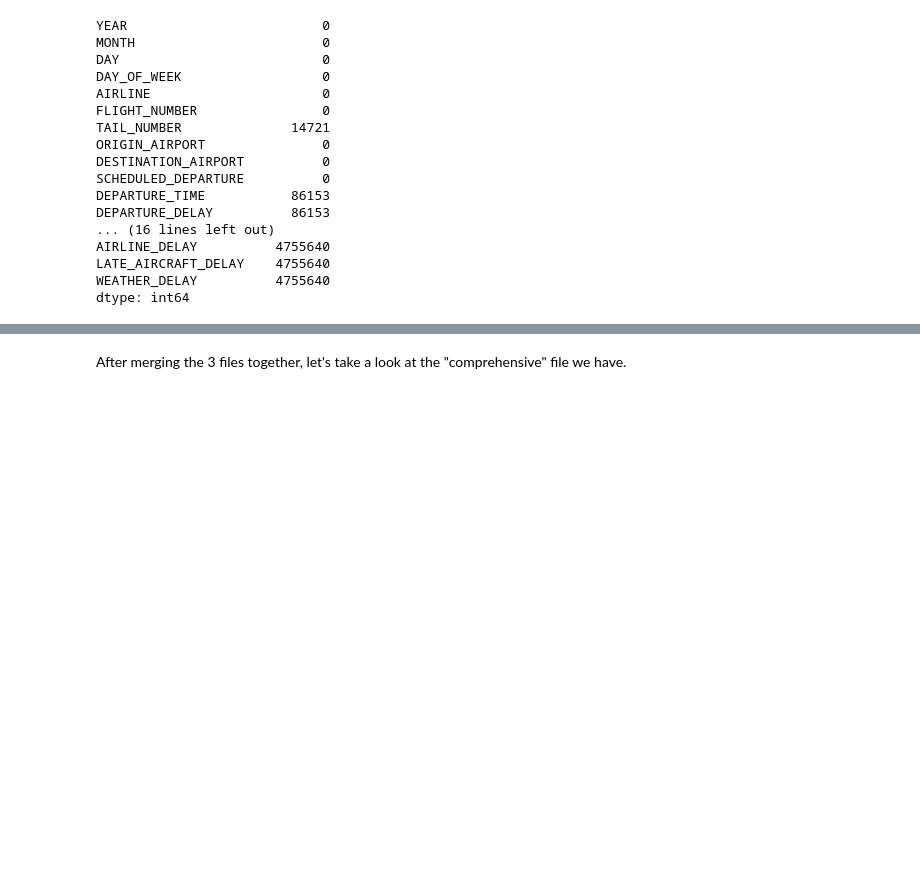
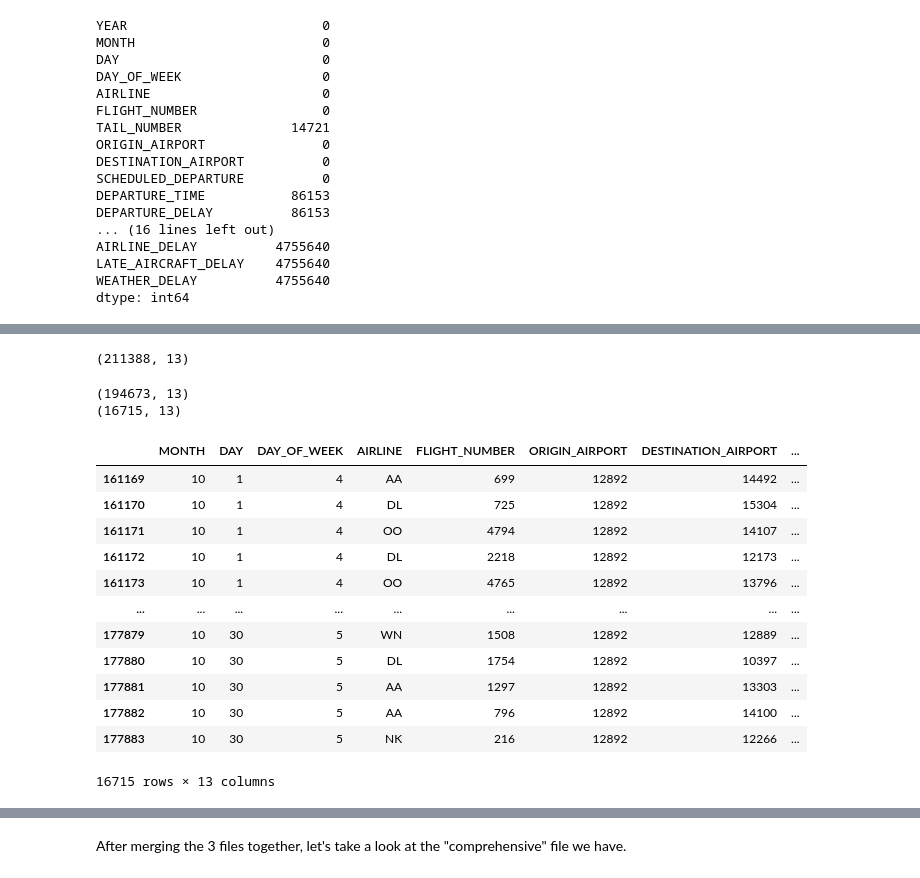
Before and after one commit to Code-charm/DataScienceCapstone1, a Jupyter notebook: Capstone2_DataWrangling.ipynb, the cells around one changed output, grey strips where cells are left out. Cells and saved outputs as stored; diff of their text form; code cells hidden in the pictures; blank space fills up the shorter version.

```diff
--- a/Capstone2_DataWrangling.ipynb
+++ b/Capstone2_DataWrangling.ipynb
@@ -284,0 +299,4 @@ df = df.fillna('Unknown')
+# %%
+# Keep the correct IATA code "AUS" and delete the duplicate row.
+destination_airport_ref = destination_airport_ref[destination_airport_ref.Code_y != 'BSM']
+destination_airport_ref.info()
@@ -284,0 +315,4 @@ df = df.fillna('Unknown')
+# %%
+destination_airport_ref = destination_airport_ref[['Code', 'Code_y']]
+destination_airport_ref = destination_airport_ref.rename(columns={'Code':'DESTINATION_AIRPORT'})
+destination_airport_ref
@@ -284,0 +347,32 @@ df = df.fillna('Unknown')
+# %%
+# Merge the df_LAX file and the desination_airport_ref file.
+
+df_LAX = df_LAX.merge(destination_airport_ref, how='left', on='DESTINATION_AIRPORT')
+# %%
+df_LAX.shape
+# %% [output]
+(211388, 13)
+# %%
+df_LAX1 = df_LAX[df_LAX['Code_y'].isnull()]
+print(df_LAX1.shape)
+df_LAX2 = df_LAX[~df_LAX['Code_y'].isnull()]
+print(df_LAX2.shape)
+# %% [output]
+(194673, 13)
+(16715, 13)
+# %%
+df_LAX2
+# %% [output]
+|  | MONTH | DAY | DAY_OF_WEEK | AIRLINE | FLIGHT_NUMBER | ORIGIN_AIRPORT | DESTINATION_AIRPORT | ... |
+| 161169 | 10 | 1 | 4 | AA | 699 | 12892 | 14492 | ... |
+| 161170 | 10 | 1 | 4 | DL | 725 | 12892 | 15304 | ... |
+| 161171 | 10 | 1 | 4 | OO | 4794 | 12892 | 14107 | ... |
+| 161172 | 10 | 1 | 4 | DL | 2218 | 12892 | 12173 | ... |
+| 161173 | 10 | 1 | 4 | OO | 4765 | 12892 | 13796 | ... |
+| ... | ... | ... | ... | ... | ... | ... | ... | ... |
+| 177879 | 10 | 30 | 5 | WN | 1508 | 12892 | 12889 | ... |
+| 177880 | 10 | 30 | 5 | DL | 1754 | 12892 | 10397 | ... |
+| 177881 | 10 | 30 | 5 | AA | 1297 | 12892 | 13303 | ... |
+| 177882 | 10 | 30 | 5 | AA | 796 | 12892 | 14100 | ... |
+| 177883 | 10 | 30 | 5 | NK | 216 | 12892 | 12266 | ... |
+16715 rows × 13 columns
```
Also changed, not shown: parts of 76 cells of this notebook.
